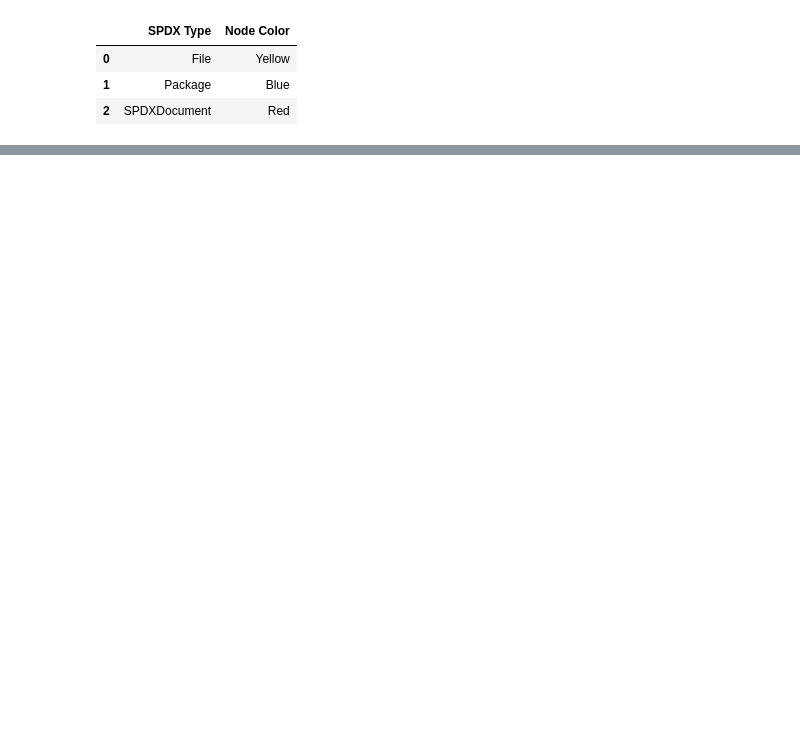
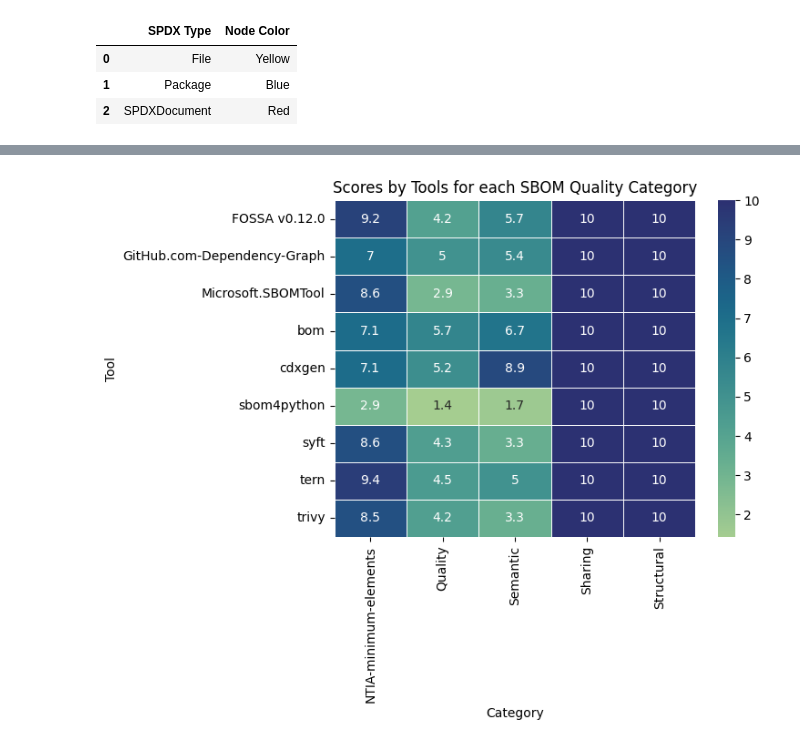
Before and after one commit to nd-crane/sbom-analysis, a Jupyter notebook: nbs/sboms/00_core.ipynb, the cells around one changed output, grey strips where cells are left out. Cells and saved outputs as stored; diff of their text form; code cells hidden in the pictures; blank space fills up the shorter version.

```diff
--- a/nbs/sboms/00_core.ipynb
+++ b/nbs/sboms/00_core.ipynb
@@ -842,0 +1061,27 @@ display_relationship_graph_legend()
+# %%
+#| export
+
+import matplotlib.pyplot as plt
+from IPython.core.display import HTML
+import seaborn as sns
+
+def display_qscores_heatmap(
+    feature_qscores,  # DataFrame with the quality scores for each feature in each category for all tools.
+    ) -> None:
+    """
+    This function display a heatmap showing scores by tools for each SBOM quality category.
+    """
+
+    chart_data = sbomqs_score_by_cat(feature_qscores).melt(id_vars=["category"])
+    chart_data.columns = ['Category', 'Tool', 'Score']
+
+    title = "Scores by Tools for each SBOM Quality Category"
+    #display(HTML(f"<h1 style=\"background-color:powderblue;\">{title}</h1>"))
+    sns.heatmap(chart_data.pivot(index="Tool", columns="Category", values="Score"),
+                linecolor='white',linewidths=0.5, annot=True, cmap="crest").set(title=title)
+    plt.show()
+# %%
+#| hide
+display_qscores_heatmap(feature_qscores)
+# %% [output]
+[figure, added]
```
Also changed, not shown: parts of 19 cells of this notebook, 2 other files.
